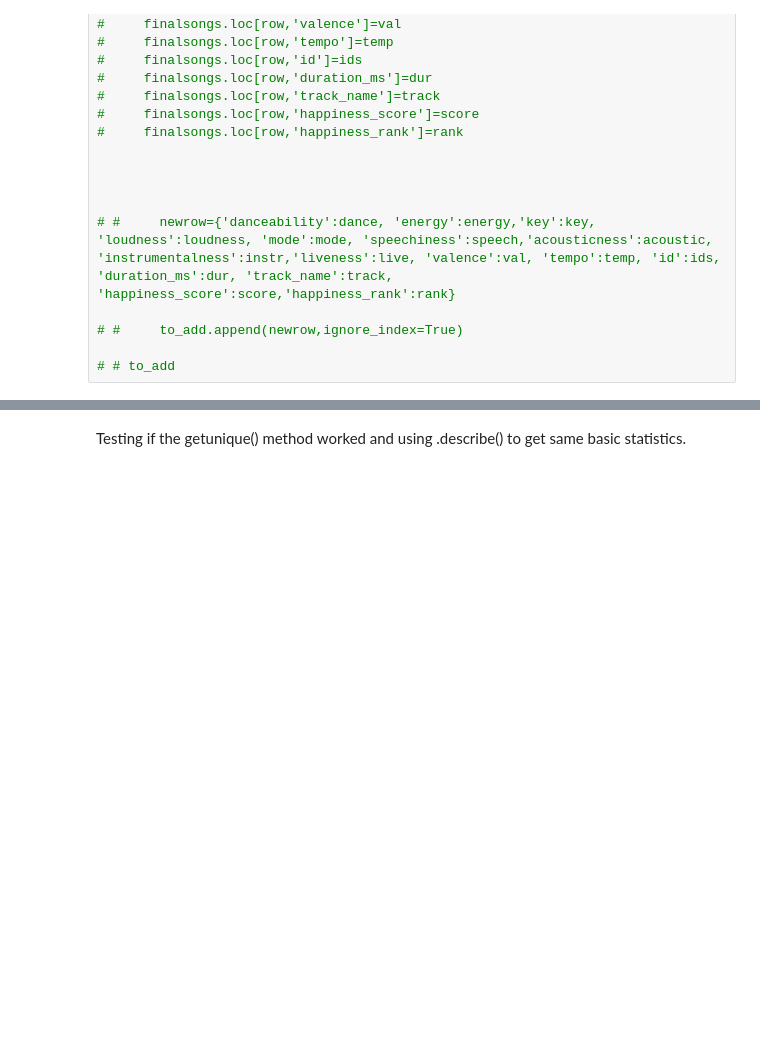
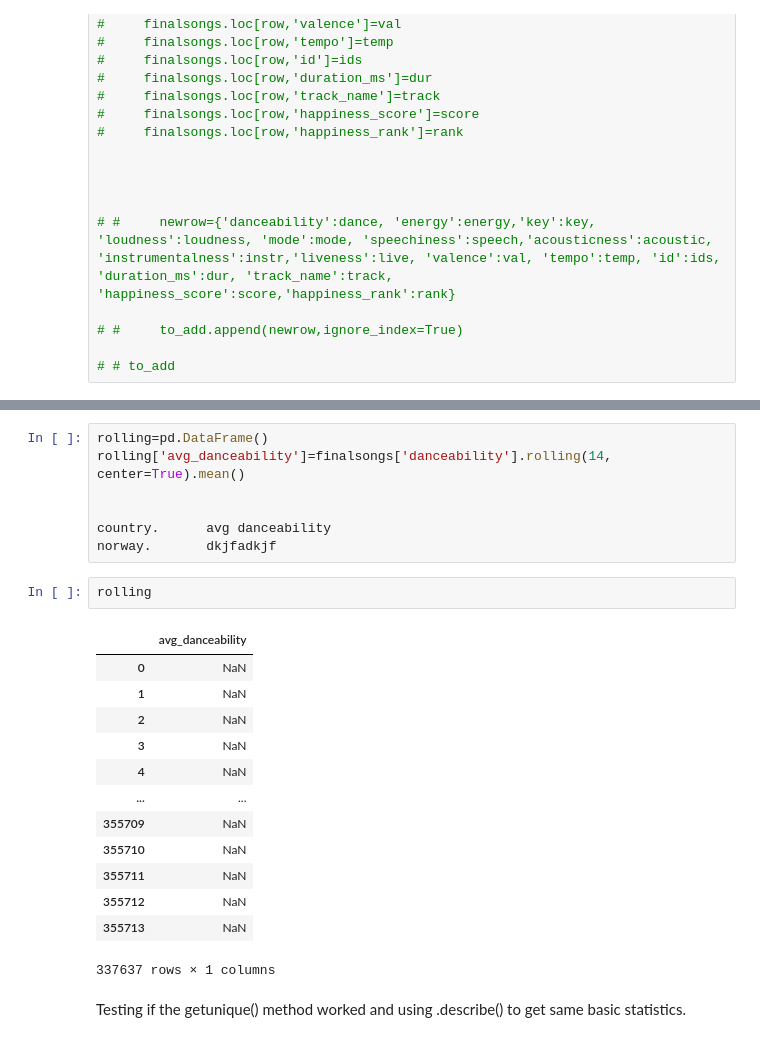
Before and after one commit to Albina-C/INFO-2950-Project, a Jupyter notebook: PROJ 2950.ipynb, the cells around one changed output, grey strips where cells are left out. Cells and saved outputs as stored; diff of their text form; blank space fills up the shorter version.

Commit message:
rolling attempt #1

```diff
--- a/PROJ 2950.ipynb
+++ b/PROJ 2950.ipynb
@@ -1020,3 +1162,26 @@ finalsongs.merge(uniquespotify[['danceability','track_name']], how="left",on='tr
+# %%
+rolling=pd.DataFrame()
+rolling['avg_danceability']=finalsongs['danceability'].rolling(14, center=True).mean()
+
+
+country.      avg danceability
+norway.       dkjfadkjf
+# %%
+rolling
+# %% [output]
+|  | avg_danceability |
+| 0 | NaN |
+| 1 | NaN |
+| 2 | NaN |
+| 3 | NaN |
+| 4 | NaN |
+| ... | ... |
+| 355709 | NaN |
+| 355710 | NaN |
+| 355711 | NaN |
+| 355712 | NaN |
+| 355713 | NaN |
+337637 rows × 1 columns
 # %% [markdown]
 Testing if the getunique() method worked and using .describe() to get same basic statistics.
 # %% [markdown]
```
Also changed, not shown: parts of 18 cells of this notebook.
